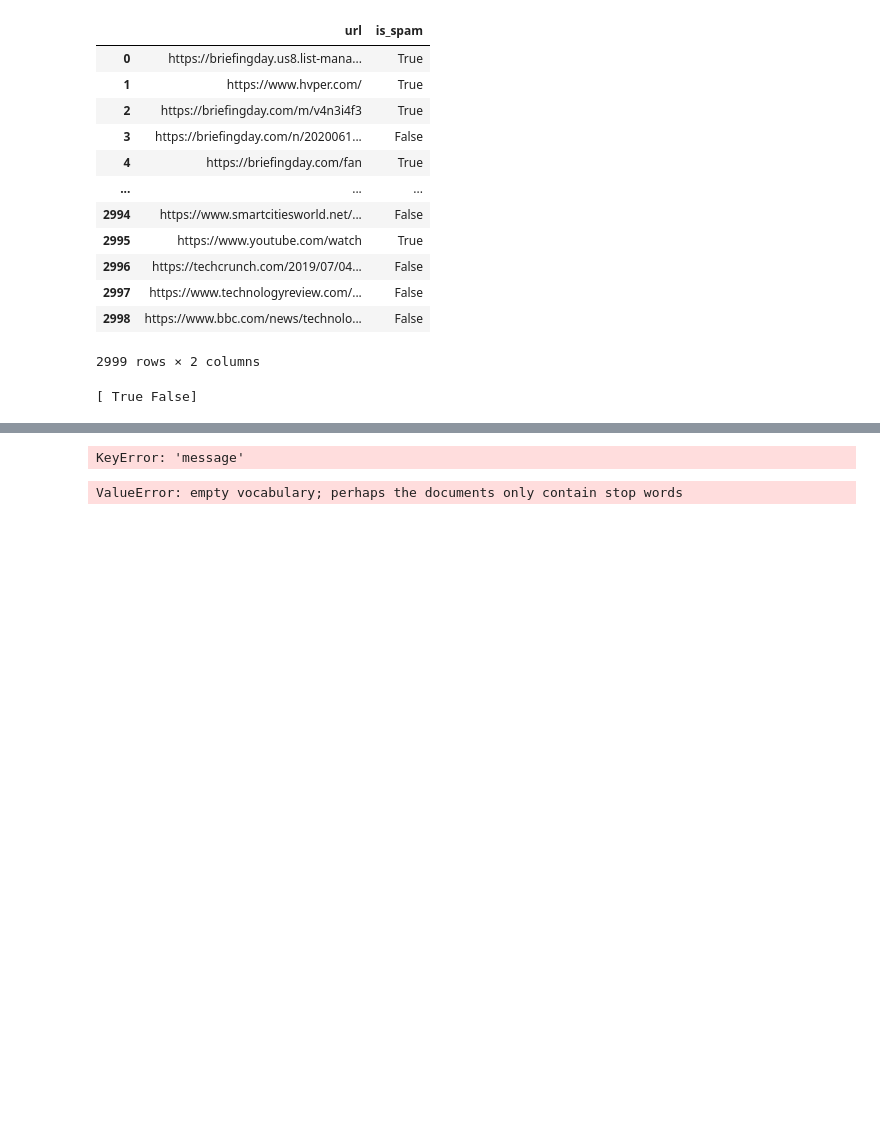
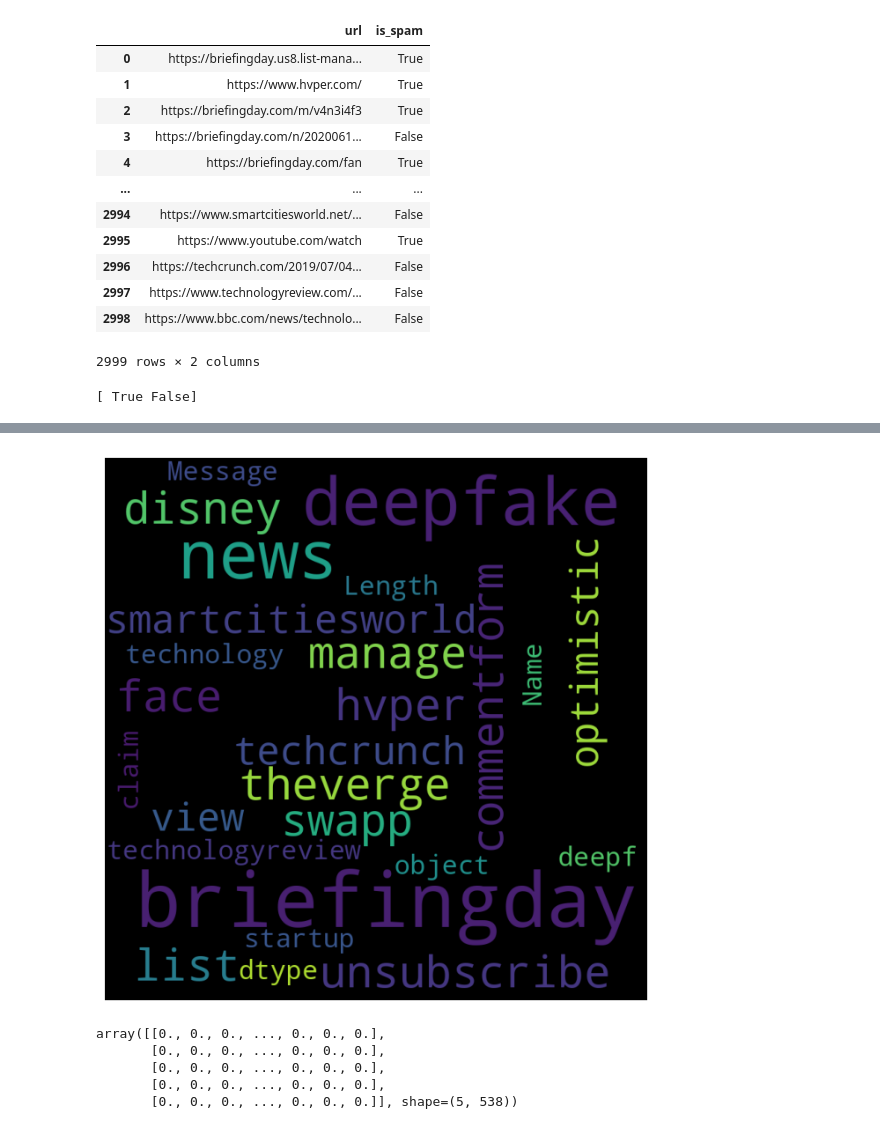
Before and after one commit to npebsjp/NLP-project-tutorial, a Jupyter notebook: project.ipynb, the cells around one changed output, grey strips where cells are left out. Cells and saved outputs as stored; diff of their text form; code cells hidden in the pictures; blank space fills up the shorter version.

```diff
--- a/project.ipynb
+++ b/project.ipynb
@@ -112,7 +137,7 @@ def lemmatize_text(words, lemmatizer = lemmatizer):
     tokens = [word for word in tokens if len(word) > 3]
     return tokens
 
-data["message"] = data["message"].apply(lemmatize_text)
+data["Message"] = data["Message"].apply(lemmatize_text)
 data.head()
 # %% [output]
 [nltk_data] Downloading package wordnet to
@@ -125,29 +155,33 @@ KeyError: 'message'
 # %%
 import matplotlib.pyplot as plt
 from wordcloud import WordCloud
 
 wordcloud = WordCloud(width = 800, height = 800, background_color = "black", max_words = 1000, min_font_size = 20, random_state = 42)\
-    .generate(str(data["message"]))
+    .generate(str(data["Message"]))
 
 fig = plt.figure(figsize = (8, 8), facecolor = None)
 plt.imshow(wordcloud)
 plt.axis("off")
 plt.show()
 # %% [output]
-KeyError: 'message'
+[figure, added]
 # %%
 from sklearn.feature_extraction.text import TfidfVectorizer
 
-tokens_list = data["url"]
+tokens_list = data["Message"]
 tokens_list = [" ".join(tokens) for tokens in tokens_list]
 
 vectorizer = TfidfVectorizer(max_features = 5000, max_df = 0.8, min_df = 5)
 X = vectorizer.fit_transform(tokens_list).toarray()
-y = data["url"]
+y = data["is_spam"]
 
 X[:5]
 # %% [output]
-ValueError: empty vocabulary; perhaps the documents only contain stop words
+array([[0., 0., 0., ..., 0., 0., 0.],
+       [0., 0., 0., ..., 0., 0., 0.],
+       [0., 0., 0., ..., 0., 0., 0.],
+       [0., 0., 0., ..., 0., 0., 0.],
+       [0., 0., 0., ..., 0., 0., 0.]], shape=(5, 538))
 # %%
 from sklearn.model_selection import train_test_split
 
```
Also changed, not shown: parts of 24 cells of this notebook, 1 other file.
